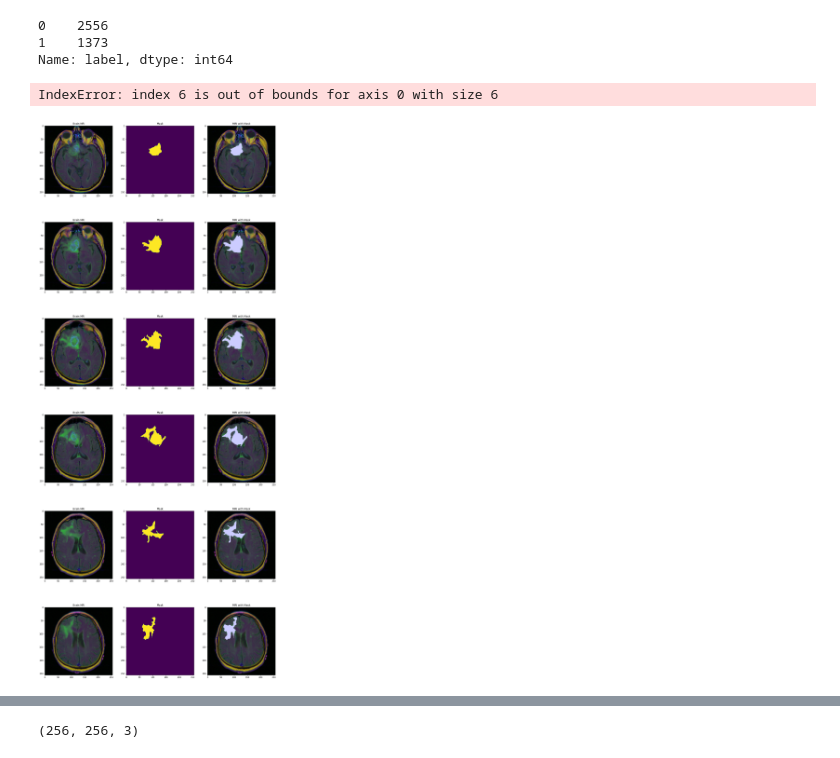
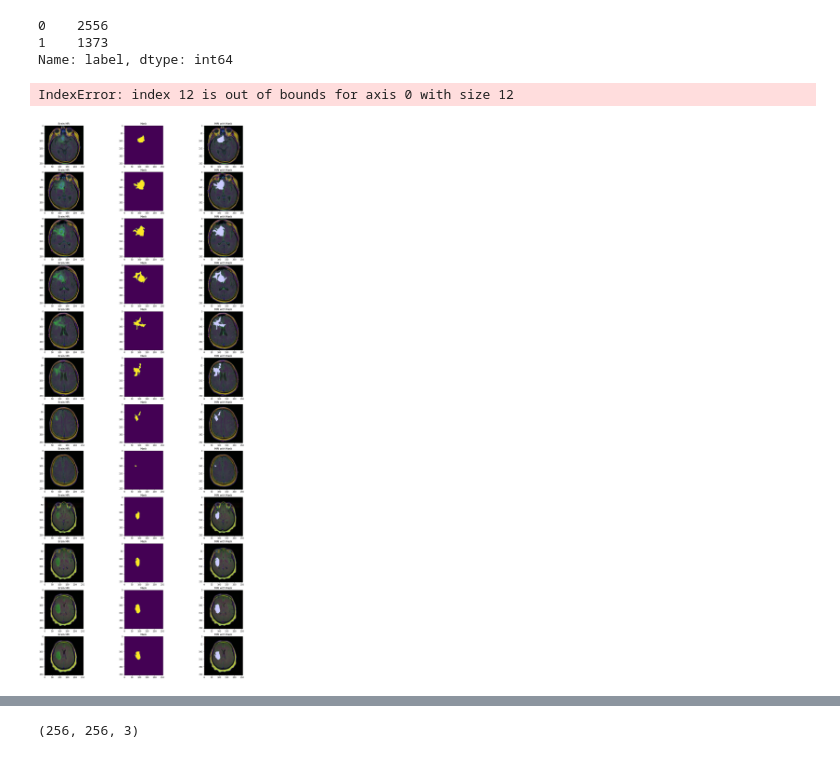
Before and after one commit to lraganit-star/CapstoneTwo, a Jupyter notebook: brain_tumor.ipynb, the cells around one changed output, grey strips where cells are left out. Saved outputs shown, nothing was run; the diff lists cells and outputs as text; code cells hidden in the pictures.

```diff
--- a/brain_tumor.ipynb
+++ b/brain_tumor.ipynb
@@ -103,27 +123,27 @@ brain_df['label'].value_counts()
 Name: label, dtype: int64
 # %%
 count = 0
-fig, axs = plt.subplots(6, 3, figsize = (20,50))
+fig, axs = plt.subplots(12, 3, figsize = (20,50))
 for i in range(len(brain_df)):
     if brain_df['label'][i] ==1:
         img = io.imread(brain_df.image_path[i])
         axs[count][0].title.set_text('Brain MRI')
         axs[count][0].imshow(img)
 
         mask = io.imread(brain_df.mask_path[i])
         axs[count][1].title.set_text('Mask')
-        axs[count][1].imshow(mask)#, cmap = 'gray')
+        axs[count][1].imshow(mask)
 
 
         img[mask==255] = (204, 204, 255)
         axs[count][2].title.set_text('MRI with Mask')
         axs[count][2].imshow(img)
 
         count+=1
 fig.savefig('Brain_mri.png')
 fig.tight_layout()
 # %% [output]
-IndexError: index 6 is out of bounds for axis 0 with size 6
+IndexError: index 12 is out of bounds for axis 0 with size 12
-[figure, old version]
+[figure, new version]
 # %%
 count = 0
```
Also changed, not shown: parts of 10 cells of this notebook, 4 other files.
